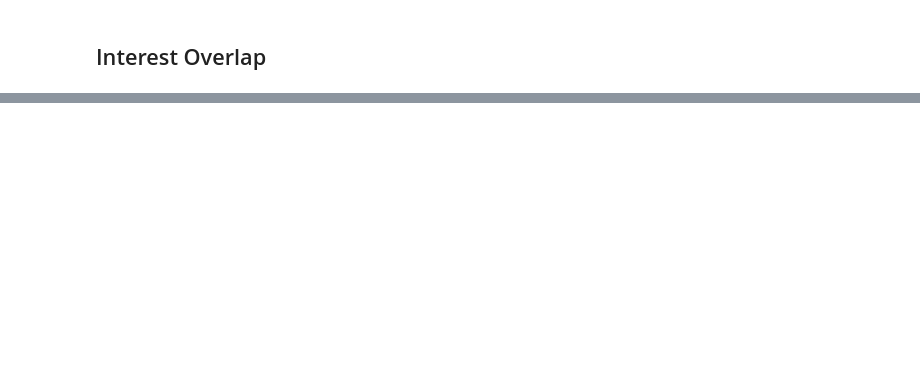
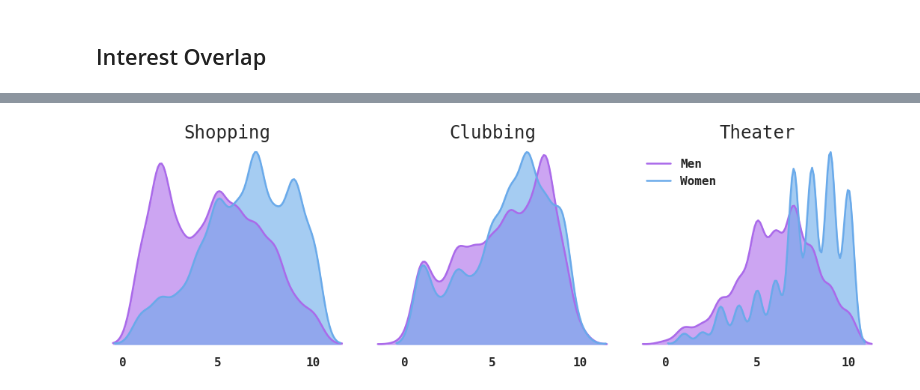
Before and after one commit to dtheo91/DataLiteracyPractical, a Jupyter notebook: EDA/Analysis.ipynb, the cells around one changed output, grey strips where cells are left out. Cells and saved outputs as stored; diff of their text form; code cells hidden in the pictures; blank space fills up the shorter version.

```diff
--- a/EDA/Analysis.ipynb
+++ b/EDA/Analysis.ipynb
@@ -197,0 +221,3 @@ plt.show()
+# %%
+int_clean_women = interests_clean[interests_clean["gender"] == 0]
+int_clean_men = interests_clean[interests_clean["gender"] == 1]
@@ -197,0 +252,80 @@ plt.show()
+# %%
+#plt.figure(figsize=(7,9))
+font = {'family' : 'monospace',
+        'weight' : 'bold',
+        'size'   : 16}
+#rc('font', **font)
+
+
+plt.style.use("seaborn-white")
+plt.rc('font', **
+       font)
+plt.rc('axes', titlesize=24)
+fig, axes = plt.subplots(1, 3, figsize=(15,5))
+
+axes[0].yaxis.set_visible(False)
+axes[1].yaxis.set_visible(False)
+axes[2].yaxis.set_visible(False)
+
+
+g1 = sns.distplot(a=int_clean_men.shopping, hist=False, ax=axes[0], color="#AA6AEA",
+                 kde_kws=dict(linewidth=2.5))
+l1 = axes[0].lines[0]
+x1 = l1.get_xydata()[:, 0]
+y1 = l1.get_xydata()[:, 1]
+axes[0].fill_between(x1, y1, color="#AA6AEA", alpha=0.6)
+g12 = sns.distplot(a=int_clean_women.shopping, hist=False,  ax=axes[0], color="#6AAAEA",
+                  kde_kws=dict(linewidth=2.5))
+l1 = axes[0].lines[1]
+x1 = l1.get_xydata()[:, 0]
+y1 = l1.get_xydata()[:, 1]
+axes[0].fill_between(x1, y1, color="#6AAAEA", alpha=0.6)
+
+g2 = sns.distplot(a=int_clean_men.clubbing, hist=False, ax=axes[1], color="#AA6AEA",
+                 kde_kws=dict(linewidth=2.5))
+l1 = axes[1].lines[0]
+x1 = l1.get_xydata()[:, 0]
+y1 = l1.get_xydata()[:, 1]
+axes[1].fill_between(x1, y1, color="#AA6AEA", alpha=0.6)
+g21 = sns.distplot(a=int_clean_women.clubbing, hist=False,  ax=axes[1], color="#6AAAEA",
+                  kde_kws=dict(linewidth=2.5))
+l1 = axes[1].lines[1]
+x1 = l1.get_xydata()[:, 0]
+y1 = l1.get_xydata()[:, 1]
+axes[1].fill_between(x1, y1, color="#6AAAEA", alpha=0.6)
+
+g3 = sns.distplot(a=int_clean_men.theater, hist=False, ax=axes[2], color="#AA6AEA",
+                 label="Men", kde_kws=dict(linewidth=2.5))
+l1 = axes[2].lines[0]
+x1 = l1.get_xydata()[:, 0]
+y1 = l1.get_xydata()[:, 1]
+axes[2].fill_between(x1, y1, color="#AA6AEA", alpha=0.6)
+g31 = sns.distplot(a=int_clean_women.theater, hist=False,  ax=axes[2], color="#6AAAEA",
+                  label="Women", kde_kws=dict(linewidth=2.5))
+l1 = axes[2].lines[1]
+x1 = l1.get_xydata()[:, 0]
+y1 = l1.get_xydata()[:, 1]
+axes[2].fill_between(x1, y1, color="#6AAAEA", alpha=0.6)
+
+axes[0].set_xlabel("")
+axes[1].set_xlabel("")
+axes[2].set_xlabel("")
+
+axes[0].set_title("Shopping")
+axes[1].set_title("Clubbing")
+axes[2].set_title("Theater")
+
+for pos in ['right', 'top', 'bottom', 'left']:
+    axes[0].spines[pos].set_visible(False)
+    axes[1].spines[pos].set_visible(False)
+    axes[2].spines[pos].set_visible(False)
+
+axes[0].set_xticks([0, 5, 10])
+axes[1].set_xticks([0, 5, 10])
+axes[2].set_xticks([0, 5, 10])
+
+plt.tight_layout()
+plt.savefig("interest.png")
+plt.show()
+# %% [output]
+[figure, added]
```
Also changed, not shown: parts of 10 cells of this notebook, 4 other files.
